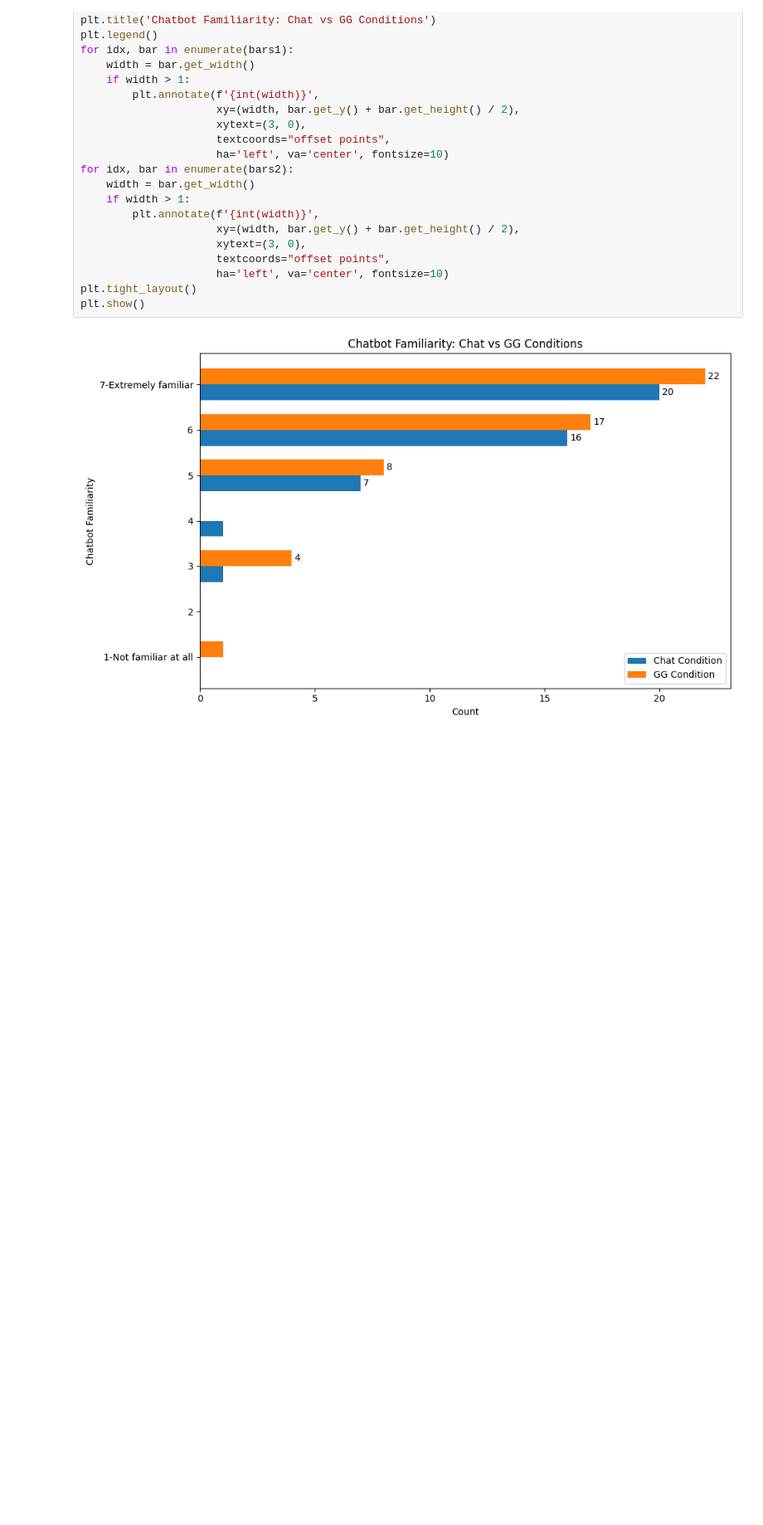
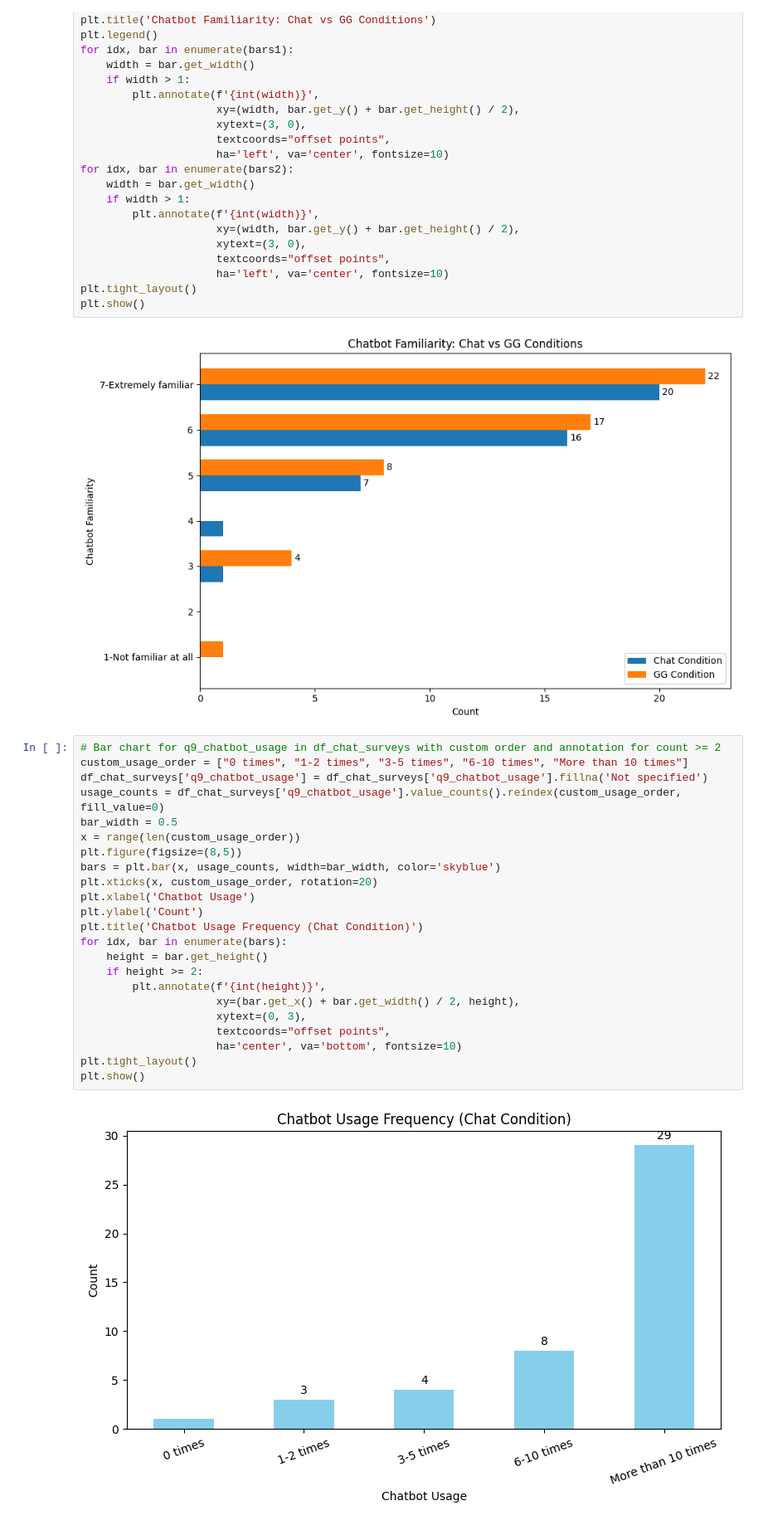
Before and after one commit to kaki1995/Advanced-Project-Study-TUM-GG-Istanbul, a Jupyter notebook: exploratory_analysis_visualization.ipynb, the cells around one changed output. Shown at 83% size. Drawn from its saved outputs; the diff is of its cells as text; blank space fills up the shorter version.

```diff
--- a/exploratory_analysis_visualization.ipynb
+++ b/exploratory_analysis_visualization.ipynb
@@ -291,3 +292,28 @@ plt.tight_layout()
 plt.show()
 # %% [output]
 [figure]
+# %%
+# Bar chart for q9_chatbot_usage in df_chat_surveys with custom order and annotation for count >= 2
+custom_usage_order = ["0 times", "1-2 times", "3-5 times", "6-10 times", "More than 10 times"]
+df_chat_surveys['q9_chatbot_usage'] = df_chat_surveys['q9_chatbot_usage'].fillna('Not specified')
+usage_counts = df_chat_surveys['q9_chatbot_usage'].value_counts().reindex(custom_usage_order, fill_value=0)
+bar_width = 0.5
+x = range(len(custom_usage_order))
+plt.figure(figsize=(8,5))
+bars = plt.bar(x, usage_counts, width=bar_width, color='skyblue')
+plt.xticks(x, custom_usage_order, rotation=20)
+plt.xlabel('Chatbot Usage')
+plt.ylabel('Count')
+plt.title('Chatbot Usage Frequency (Chat Condition)')
+for idx, bar in enumerate(bars):
+    height = bar.get_height()
+    if height >= 2:
+        plt.annotate(f'{int(height)}',
+                     xy=(bar.get_x() + bar.get_width() / 2, height),
+                     xytext=(0, 3),
+                     textcoords="offset points",
+                     ha='center', va='bottom', fontsize=10)
+plt.tight_layout()
+plt.show()
+# %% [output]
+[figure, added]
```
Also changed, not shown: parts of 16 cells of this notebook.
